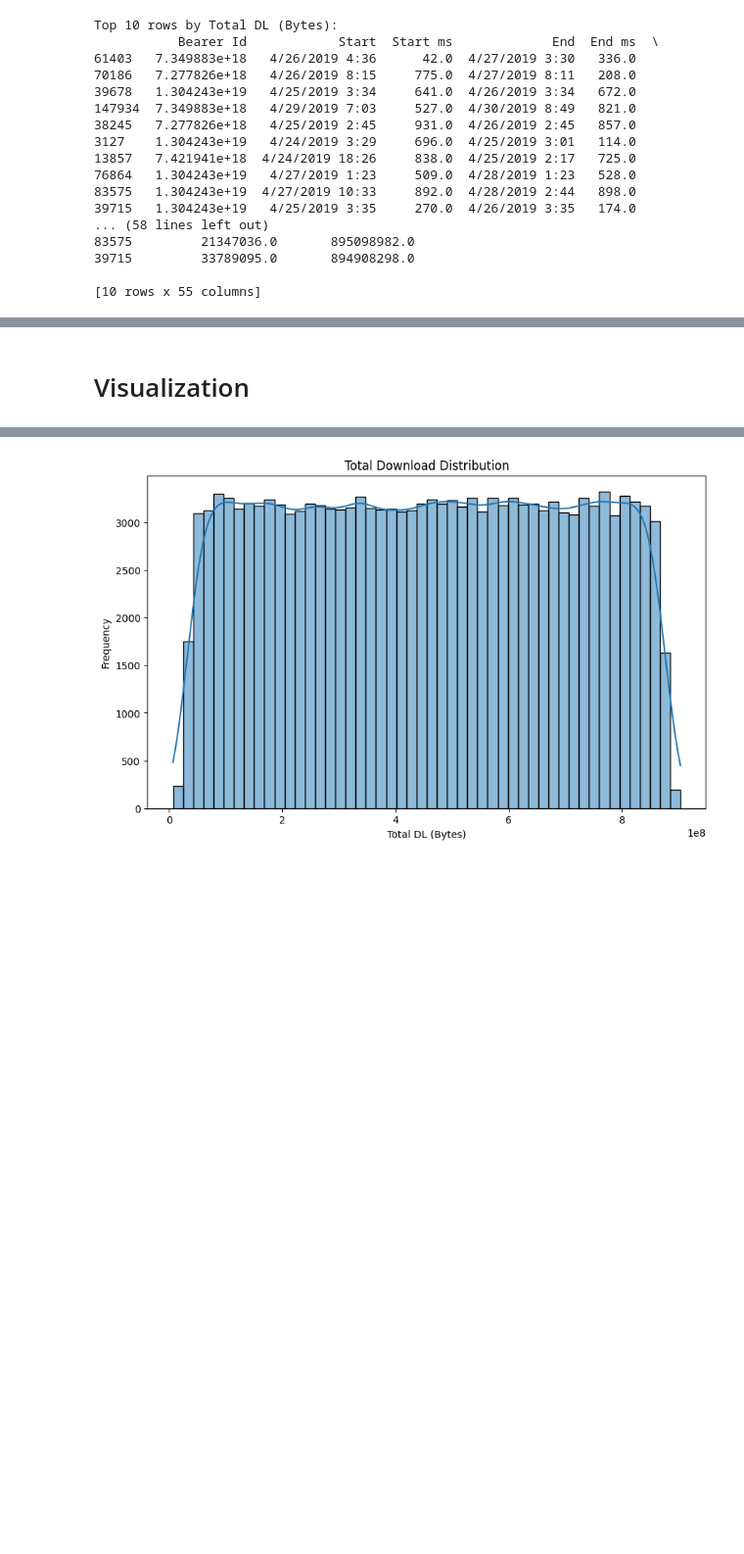
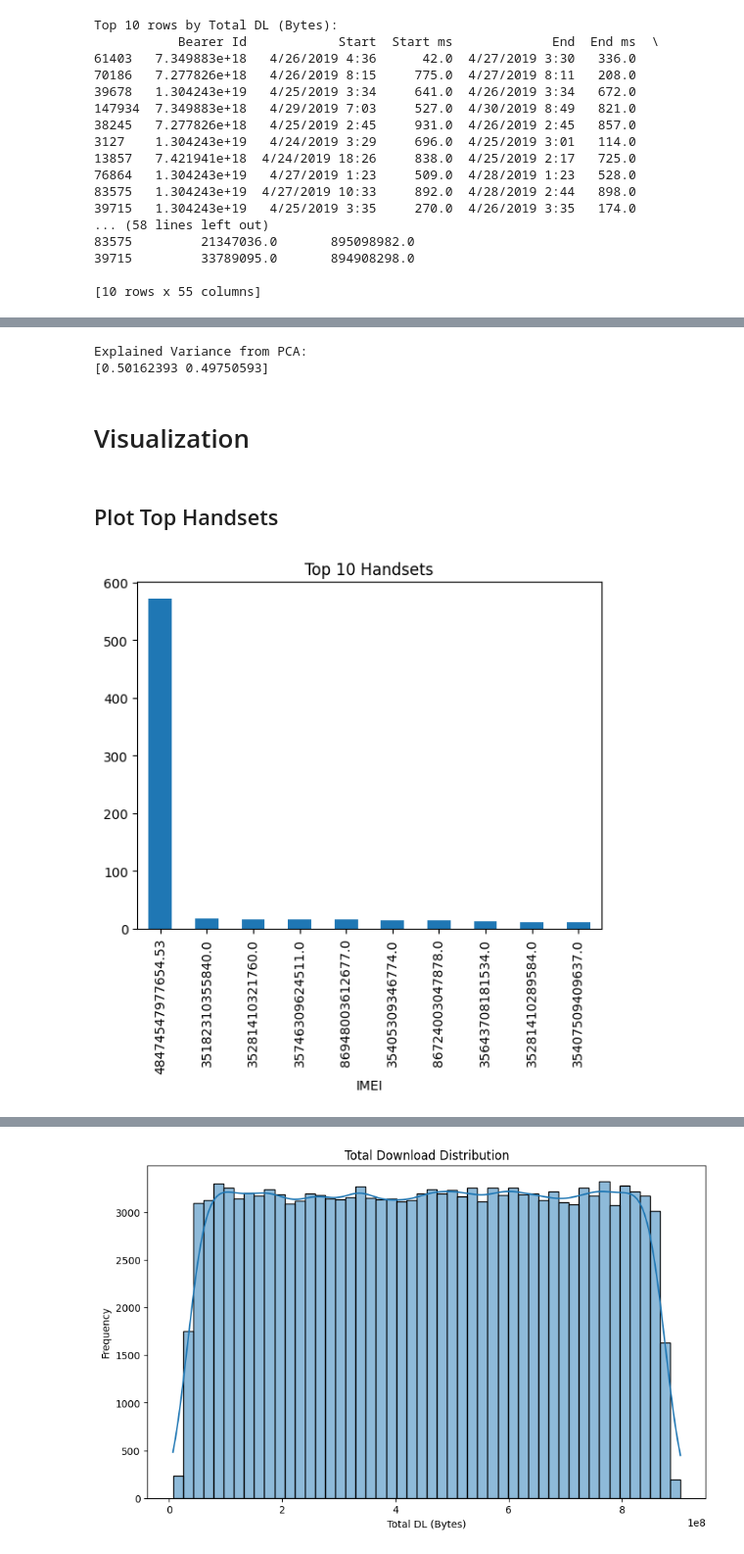
Before and after one commit to Abel-Marie/tellco-insights, a Jupyter notebook: notebooks/eda_user_overview.ipynb, the cells around one changed output, grey strips where cells are left out. Shown: that part at 98% size. Saved outputs shown, nothing was run; the diff lists cells and outputs as text; code cells hidden in the pictures; blank space fills up the shorter version.

```diff
--- a/notebooks/eda_user_overview.ipynb
+++ b/notebooks/eda_user_overview.ipynb
@@ -95,2 +283,9 @@ Top 10 rows by Total DL (Bytes):
+# %%
+# Display explained variance from PCA
+print("\nExplained Variance from PCA:")
+print(results["explained_variance"])
+# %% [output]
+Explained Variance from PCA:
+[0.50162393 0.49750593]
 # %% [markdown]
 # Visualization
@@ -97,2 +295,10 @@ Top 10 rows by Total DL (Bytes):
 # %%
 from src.analysis.data_visualization import plot_histogram, plot_scatter, plot_correlation_heatmap
+# %% [markdown]
+## Plot Top Handsets
+# %%
+
+results["top_handsets"].plot(kind="bar", title="Top 10 Handsets")
+plt.show()
+# %% [output]
+[figure, added]
```
Also changed, not shown: parts of 26 cells of this notebook.
